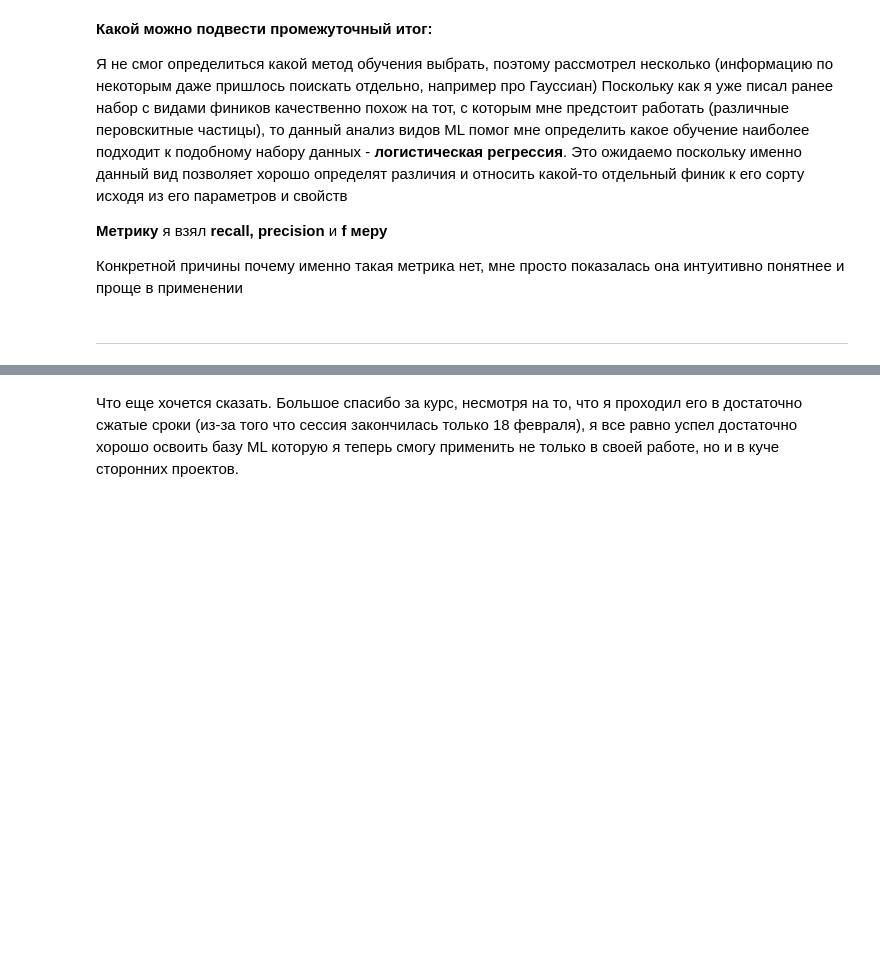
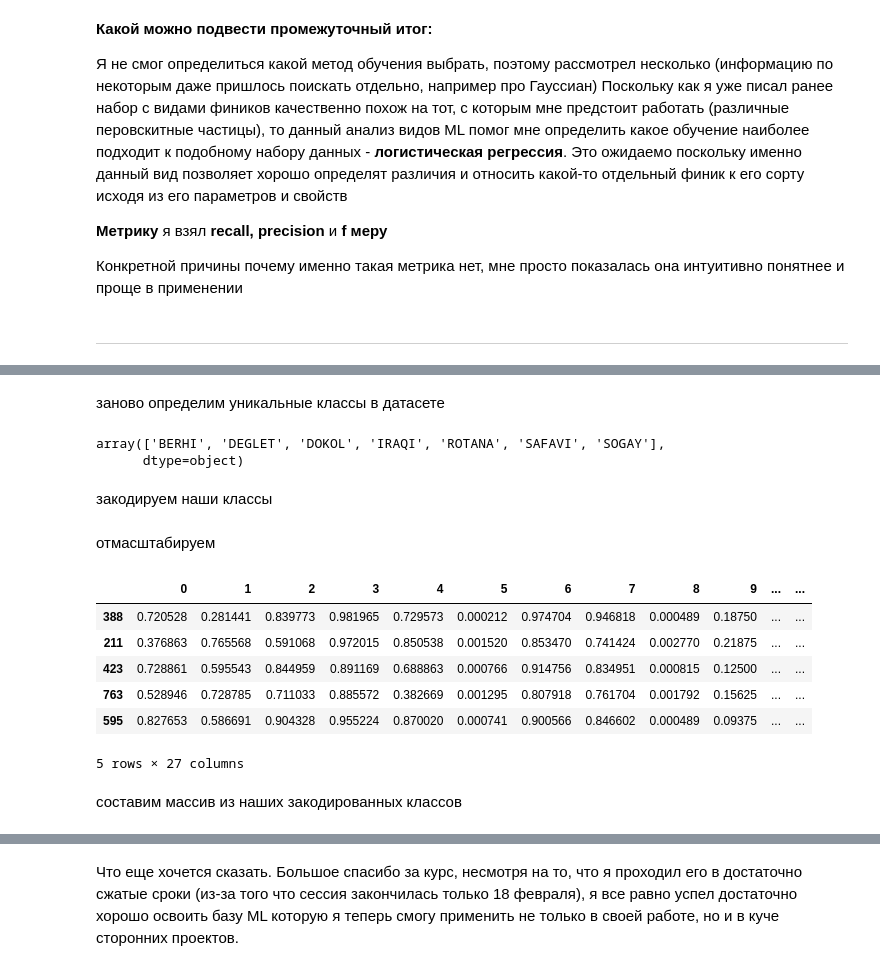
Before and after one commit to PozdeevDA1/ML, a Jupyter notebook: Pozdeev_ML.ipynb, the cells around one changed output, grey strips where cells are left out. Drawn from its saved outputs; the diff is of its cells as text; code cells hidden in the pictures; blank space fills up the shorter version.

```diff
--- a/Pozdeev_ML.ipynb
+++ b/Pozdeev_ML.ipynb
@@ -397,0 +379,29 @@ result_df.plot(kind="barh", figsize=(10, 7), grid=True).legend(bbox_to_anchor=(1
+# %% [markdown]
+заново определим уникальные классы в датасете
+# %%
+dataframe["Class"].unique()
+# %% [output]
+array(['BERHI', 'DEGLET', 'DOKOL', 'IRAQI', 'ROTANA', 'SAFAVI', 'SOGAY'],
+      dtype=object)
+# %% [markdown]
+закодируем наши классы
+# %%
+x = dataframe.drop(["Class"], axis = 1)
+y = dataframe["Class"]
+# %% [markdown]
+отмасштабируем
+# %%
+x_scaled = minmax_scale(x)
+x = pd.DataFrame(x_scaled)
+
+x.sample(5)
+# %% [output]
+|  | 0 | 1 | 2 | 3 | 4 | 5 | 6 | 7 | 8 | 9 | ... | ... |
+| 388 | 0.720528 | 0.281441 | 0.839773 | 0.981965 | 0.729573 | 0.000212 | 0.974704 | 0.946818 | 0.000489 | 0.18750 | ... | ... |
+| 211 | 0.376863 | 0.765568 | 0.591068 | 0.972015 | 0.850538 | 0.001520 | 0.853470 | 0.741424 | 0.002770 | 0.21875 | ... | ... |
+| 423 | 0.728861 | 0.595543 | 0.844959 | 0.891169 | 0.688863 | 0.000766 | 0.914756 | 0.834951 | 0.000815 | 0.12500 | ... | ... |
+| 763 | 0.528946 | 0.728785 | 0.711033 | 0.885572 | 0.382669 | 0.001295 | 0.807918 | 0.761704 | 0.001792 | 0.15625 | ... | ... |
+| 595 | 0.827653 | 0.586691 | 0.904328 | 0.955224 | 0.870020 | 0.000741 | 0.900566 | 0.846602 | 0.000489 | 0.09375 | ... | ... |
+5 rows × 27 columns
+# %% [markdown]
+составим массив из наших закодированных классов
```
Also changed, not shown: parts of 22 cells of this notebook.
